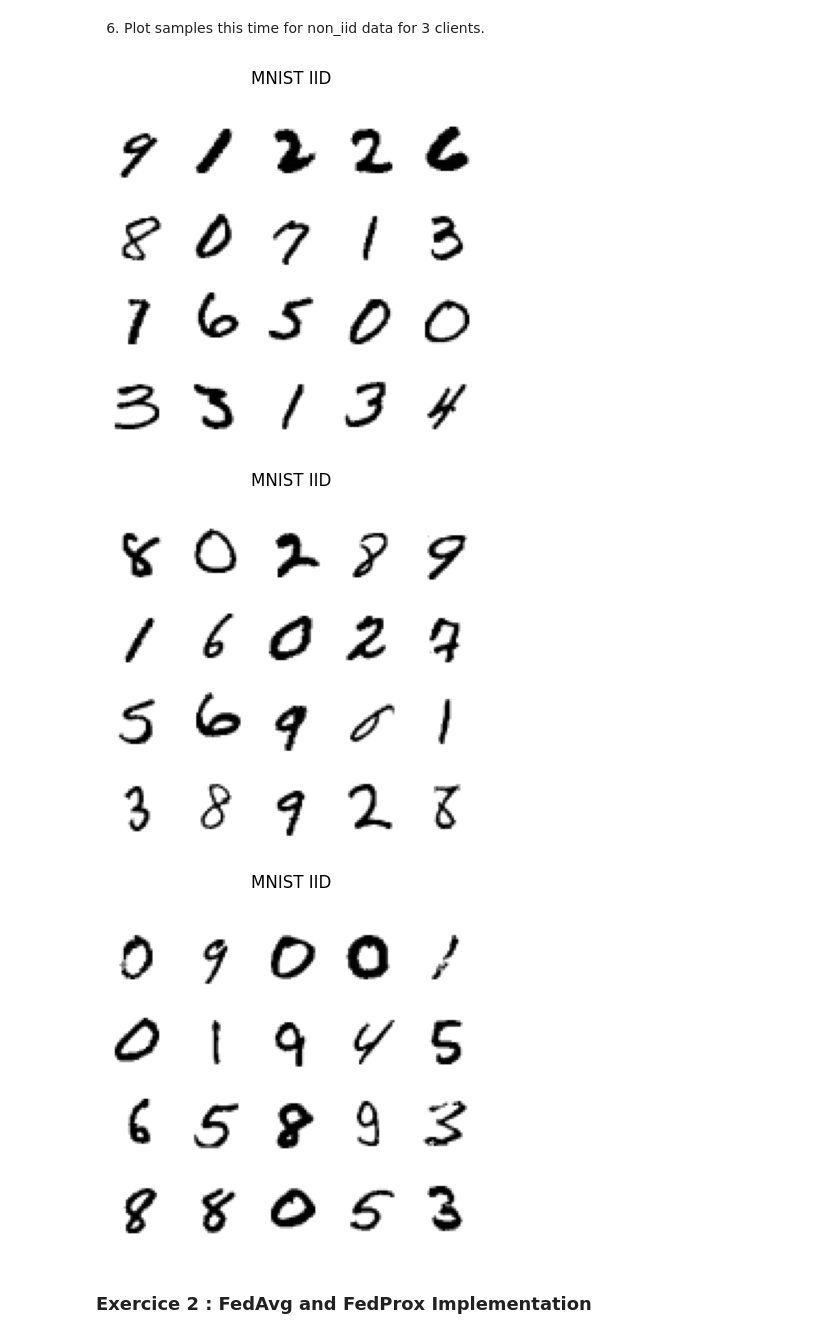
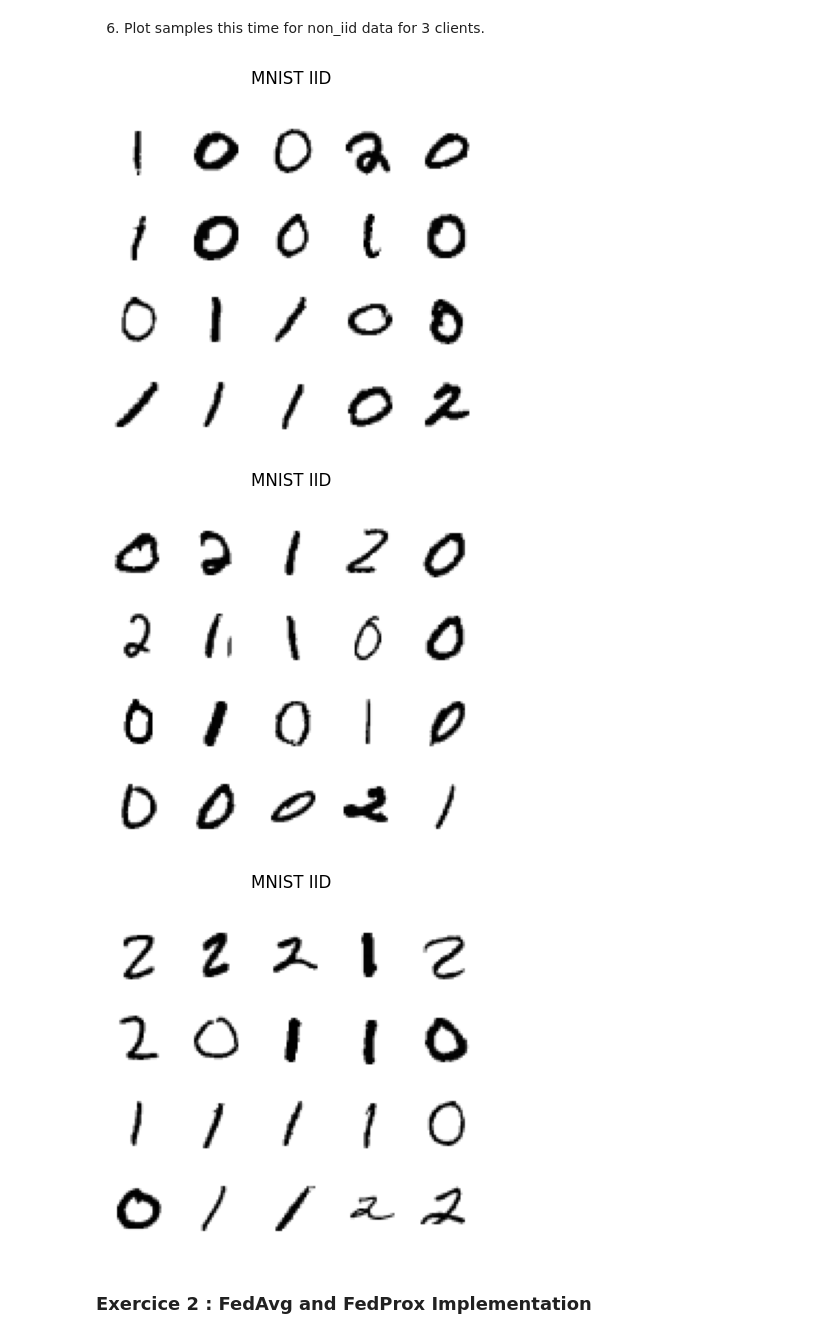
Before and after one commit to walibi006/MLBIO_TP5, a Jupyter notebook: Federated_Learning_etudiants.ipynb, the cells around one changed output. Saved outputs shown, nothing was run; the diff lists cells and outputs as text; code cells hidden in the pictures.

```diff
--- a/Federated_Learning_etudiants.ipynb
+++ b/Federated_Learning_etudiants.ipynb
@@ -85,3 +57,34 @@ def non_iid_split(dataset, nb_nodes, n_samples_per_node, batch_size, shuffle, sh
+# %%
+def non_iid_split(dataset, nb_nodes, n_samples_per_node, batch_size, shuffle, shuffle_digits=False):
+
+    digits = np.arange(10)
+    if shuffle_digits:
+        np.random.shuffle(digits)
+
+    # Split digits into nb_nodes groups
+    digits_split = []
+    for i in range(0, 10, nb_nodes):
+        if i + nb_nodes > 10:
+            break
+        digits_split.append(digits[i:i+nb_nodes])
+
+    digits_split = np.array(digits_split)
+
+    loader = DataLoader(dataset, batch_size=nb_nodes * n_samples_per_node, shuffle=shuffle)
+
+    data_iter = iter(loader)
+
+    data_loaders = []
+
+    for i in range(nb_nodes):
+        images, labels = next(data_iter)
+        mask = np.isin(labels, digits_split[i])
+        images_masked = images[mask]
+        labels_masked = labels[mask]
+        dataset_loader = TensorDataset(images_masked, labels_masked)
+        data_loaders.append(DataLoader(dataset=dataset_loader, batch_size=batch_size, shuffle=shuffle))
+
+    return data_loaders
 # %% [markdown]
 3) Create a function get_MNIST, that fetches the MNIST dataset and utilizes either iid_split or non_iid_split to return train and test DataLoaders. The parameters are type ("iid" or "non_iid"), n_samples_train, n_samples_test, n_clients, batch_size, and shuffle.
 
@@ -97,10 +100,10 @@ def get_MNIST(type="iid", n_samples_train=200, n_samples_test=100, n_clients=3,
     test_dataset = datasets.MNIST(root='./data', train=False, download=True, transform=transforms.ToTensor())
     if type=="iid":
         train_loader = iid_split(train_dataset, n_clients, n_samples_train, batch_size, shuffle)
-        test_loader = iid_split(train_dataset, n_clients, n_samples_train, batch_size, shuffle)
+        test_loader = iid_split(test_dataset, n_clients, n_samples_test, batch_size, shuffle)
         return train_loader, test_loader
     train_loader = non_iid_split(train_dataset, n_clients, n_samples_train, batch_size, shuffle)
-    test_loader = non_iid_split(test_dataset, n_clients, n_samples_train, batch_size, shuffle)
+    test_loader = non_iid_split(test_dataset, n_clients, n_samples_test, batch_size, shuffle)
     return train_loader, test_loader
 # %% [markdown]
 4) Use get_MNIST to get mnist_iid_train and mnist_iid_test dataloaders.
@@ -145,15 +148,15 @@ plot_samples((images, labels), 0, title="MNIST IID", plot_name="mnist_iid_train"
 # %%
 data_iter = iter(mnist_non_iid_test[0])
 images, labels = next(data_iter)
-plot_samples((images, labels), 0, title="MNIST IID", plot_name="mnist_iid_train")
+plot_samples((images, labels), 0, title="MNIST IID", plot_name="mnist_iid_test")
 images, labels = next(data_iter)
-plot_samples((images, labels), 0, title="MNIST IID", plot_name="mnist_iid_train")
+plot_samples((images, labels), 0, title="MNIST IID", plot_name="mnist_iid_test")
 images, labels = next(data_iter)
-plot_samples((images, labels), 0, title="MNIST IID", plot_name="mnist_iid_train")
+plot_samples((images, labels), 0, title="MNIST IID", plot_name="mnist_iid_test")
 # %% [output]
-[figure, old version]
+[figure, new version]
-[figure, old version]
+[figure, new version]
-[figure, old version]
+[figure, new version]
 # %% [markdown]
 ### Exercice 2 : FedAvg and FedProx Implementation
 # %% [markdown]
```
Also changed, not shown: parts of 37 cells of this notebook, 5 other files.
